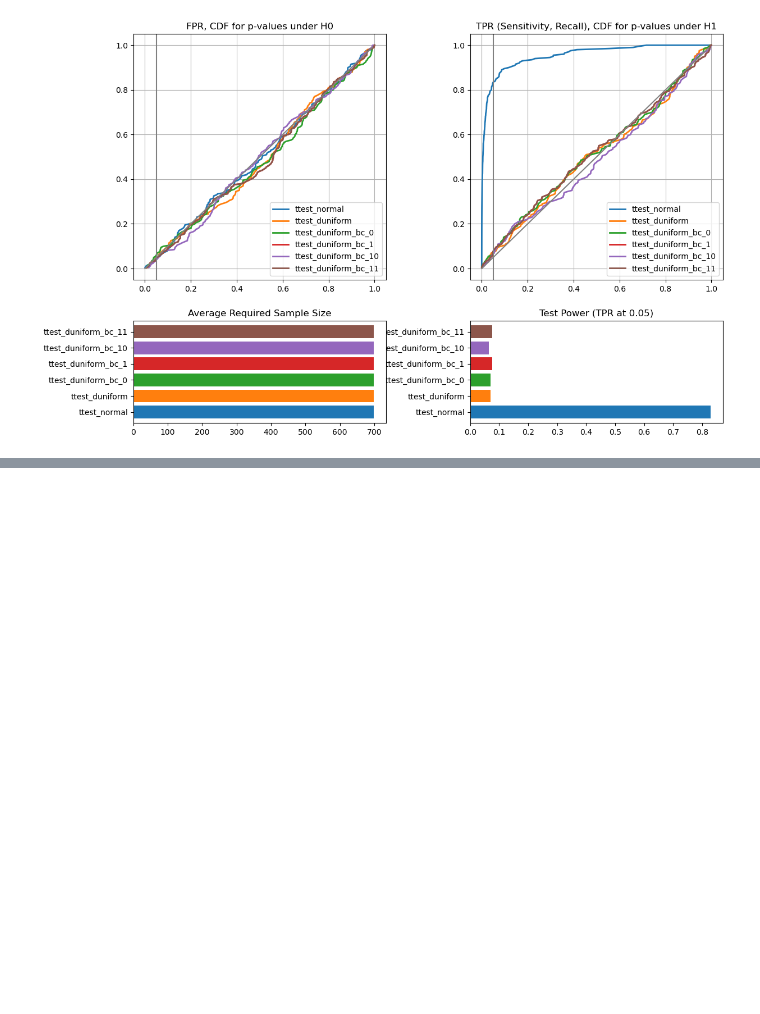
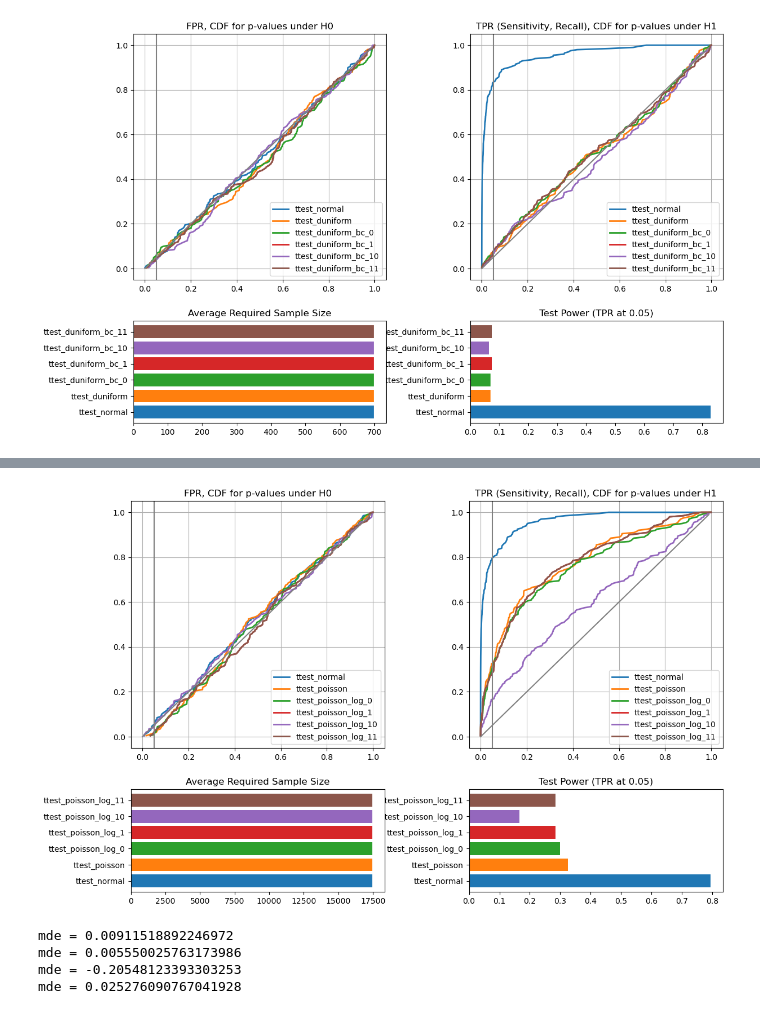
Before and after one commit to Patjo04/HM-AB-testing, a Jupyter notebook: results.ipynb, the cells around one changed output, grey strips where cells are left out. Saved outputs shown, nothing was run; the diff lists cells and outputs as text; code cells hidden in the pictures; blank space fills up the shorter version.

```diff
--- a/results.ipynb
+++ b/results.ipynb
@@ -1097,0 +1232,72 @@ _ = plot_summary(test_res)
+# %%
+# Now the same but with log:
+
+nobs = approximate_points(normal, "", -1, mean, var, points, chosen_seed, mde, alpha, beta, direction)
+
+resn = complete_test(dist, trans, mod, mean, var, points, nobs, mde, alpha, beta, direction, chosen_seed, seed_change, n_exps)
+resp = complete_test(poisson, "", -1, mean, var, points, nobs, mde, alpha, beta, direction, chosen_seed, seed_change, n_exps)
+resp0 = complete_test(poisson, log, 0, mean, var, points, nobs, mde, alpha, beta, direction, chosen_seed, seed_change, n_exps)
+resp1 = complete_test(poisson, log, 1, mean, var, points, nobs, mde, alpha, beta, direction, chosen_seed, seed_change, n_exps)
+resp10 = complete_test(poisson, log, 10, mean, var, points, nobs, mde, alpha, beta, direction, chosen_seed, seed_change, n_exps)
+resp11 = complete_test(poisson, log, 11, mean, var, points, nobs, mde, alpha, beta, direction, chosen_seed, seed_change, n_exps)
+# %%
+# First graph, + mde at fixed nobs for all log methods
+test_res = {
+    "ttest_normal": (
+        resn[0],
+        resn[1],
+        resn[2],
+        colors[0]
+    ),
+    "ttest_poisson": (
+        resp[0],
+        resp[1],
+        resp[2],
+        colors[1]
+    ),
+    "ttest_poisson_log_0": (
+        resp0[0],
+        resp0[1],
+        resp0[2],
+        colors[2]
+    ),
+    "ttest_poisson_log_1": (
+        resp1[0],
+        resp1[1],
+        resp1[2],
+        colors[3]
+    ),
+    "ttest_poisson_log_10": (
+        resp10[0],
+        resp10[1],
+        resp10[2],
+        colors[4]
+    ),
+    "ttest_poisson_log_11": (
+        resp11[0],
+        resp11[1],
+        resp11[2],
+        colors[5]
+    )
+}
+_ = plot_summary(test_res)
+# %% [output]
+[figure, added]
+# %%
+# Now with own approximated log:
+
+# Now the same but with log:
+
+nobs = 0
+
+resn = complete_test(dist, trans, mod, mean, var, points, nobs, mde, alpha, beta, direction, chosen_seed, seed_change, n_exps)
+resp = complete_test(poisson, "", -1, mean, var, points, nobs, mde, alpha, beta, direction, chosen_seed, seed_change, n_exps)
+resp0 = complete_test(poisson, log, 0, mean, var, points, nobs, mde, alpha, beta, direction, chosen_seed, seed_change, n_exps)
+resp1 = complete_test(poisson, log, 1, mean, var, points, nobs, mde, alpha, beta, direction, chosen_seed, seed_change, n_exps)
+resp10 = complete_test(poisson, log, 10, mean, var, points, nobs, mde, alpha, beta, direction, chosen_seed, seed_change, n_exps)
+resp11 = complete_test(poisson, log, 11, mean, var, points, nobs, mde, alpha, beta, direction, chosen_seed, seed_change, n_exps)
+# %% [output]
+mde = 0.00911518892246972
+mde = 0.005550025763173986
+mde = -0.20548123393303253
+mde = 0.025276090767041928
```
Also changed, not shown: parts of 23 cells of this notebook.
